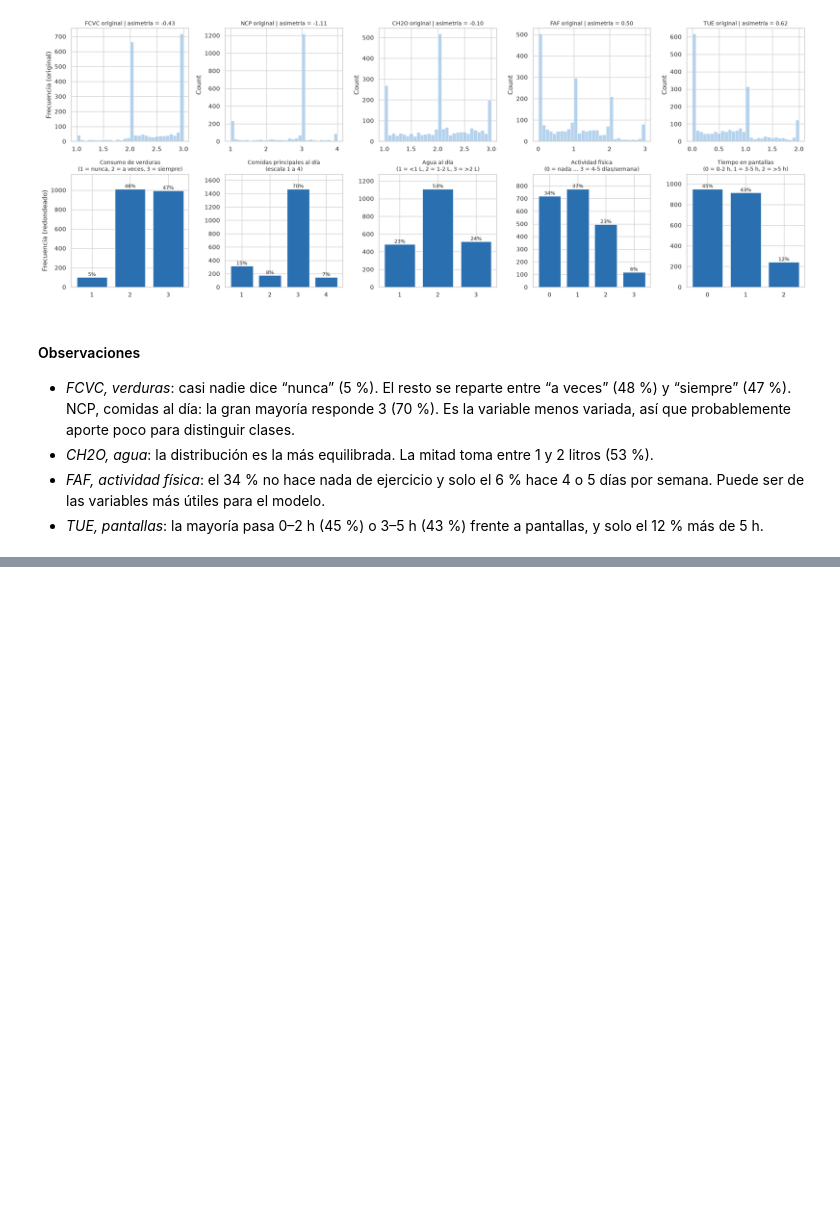
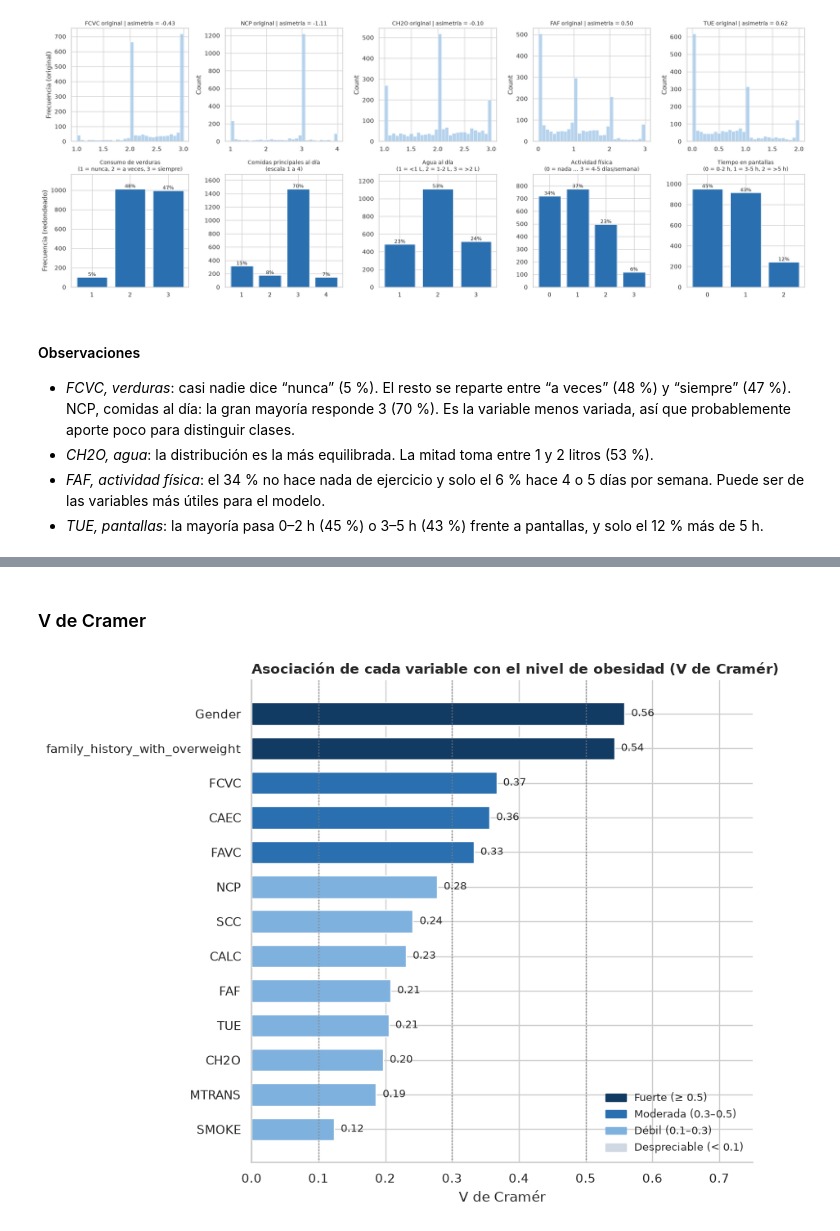
Before and after one commit to tdavidvergara/proyecto_final_aprendizaje_automatico, a Jupyter notebook: Desarrollo.ipynb, the cells around one changed output, grey strips where cells are left out. Cells and saved outputs as stored; diff of their text form; code cells hidden in the pictures; blank space fills up the shorter version.

```diff
--- a/Desarrollo.ipynb
+++ b/Desarrollo.ipynb
@@ -225,0 +270,45 @@ NCP, comidas al día: la gran mayoría responde 3 (70 %). Es la variable menos v
+# %% [markdown]
+### V de Cramer
+# %%
+def v_cramer(x, y):
+    tabla = pd.crosstab(x, y)
+    chi2, p = chi2_contingency(tabla, correction=False)[:2]
+    n = tabla.values.sum()
+    r, k = tabla.shape
+    return np.sqrt((chi2 / n) / (min(r, k) - 1)), p
+
+# Ordinales numéricas redondeadas a su escala
+dataset_cat = dataset.copy()
+for col in ["FCVC", "NCP", "CH2O", "FAF", "TUE"]:
+    dataset_cat[col] = dataset_cat[col].round().astype(int)
+
+cat_vars = [c for c in dataset_cat.select_dtypes(include=["object", "string"]).columns if c != "NObeyesdad"] \
+           + ["FCVC", "NCP", "CH2O", "FAF", "TUE"]
+
+resultados = pd.DataFrame(
+    [v_cramer(dataset_cat[c], dataset_cat["NObeyesdad"]) for c in cat_vars],
+    index=cat_vars, columns=["V de Cramér", "p-valor"]
+).sort_values("V de Cramér")
+
+# Gráfica coloreada por fuerza de asociación
+def fuerza(v):
+    return "Fuerte" if v >= 0.5 else "Moderada" if v >= 0.3 else "Débil" if v >= 0.1 else "Despreciable"
+colores_fuerza = {"Fuerte": "#123b63", "Moderada": "#2a6fb0", "Débil": "#7fb1de", "Despreciable": "#cfd8e3"}
+colores = [colores_fuerza[fuerza(v)] for v in resultados["V de Cramér"]]
+
+fig, ax = plt.subplots(figsize=(9, 7))
+ax.barh(resultados.index, resultados["V de Cramér"], color=colores, height=0.65)
+for y, v in enumerate(resultados["V de Cramér"]):
+    ax.text(v + 0.01, y, f"{v:.2f}", va="center", fontsize=9)
+for umbral in [0.1, 0.3, 0.5]:
+    ax.axvline(umbral, color="gray", ls=":", lw=1)
+ax.set_xlim(0, 0.75)
+ax.set_xlabel("V de Cramér")
+ax.set_title("Asociación de cada variable con el nivel de obesidad (V de Cramér)", loc="left", fontweight="bold")
+ax.legend([plt.Rectangle((0, 0), 1, 1, color=c) for c in colores_fuerza.values()],
+          ["Fuerte (≥ 0.5)", "Moderada (0.3–0.5)", "Débil (0.1–0.3)", "Despreciable (< 0.1)"],
+          loc="lower right", frameon=False, fontsize=9)
+ax.spines[["top", "right"]].set_visible(False)
+plt.tight_layout(); plt.show()
+# %% [output]
+[figure, added]
```
Also changed, not shown: parts of 4 cells of this notebook.
